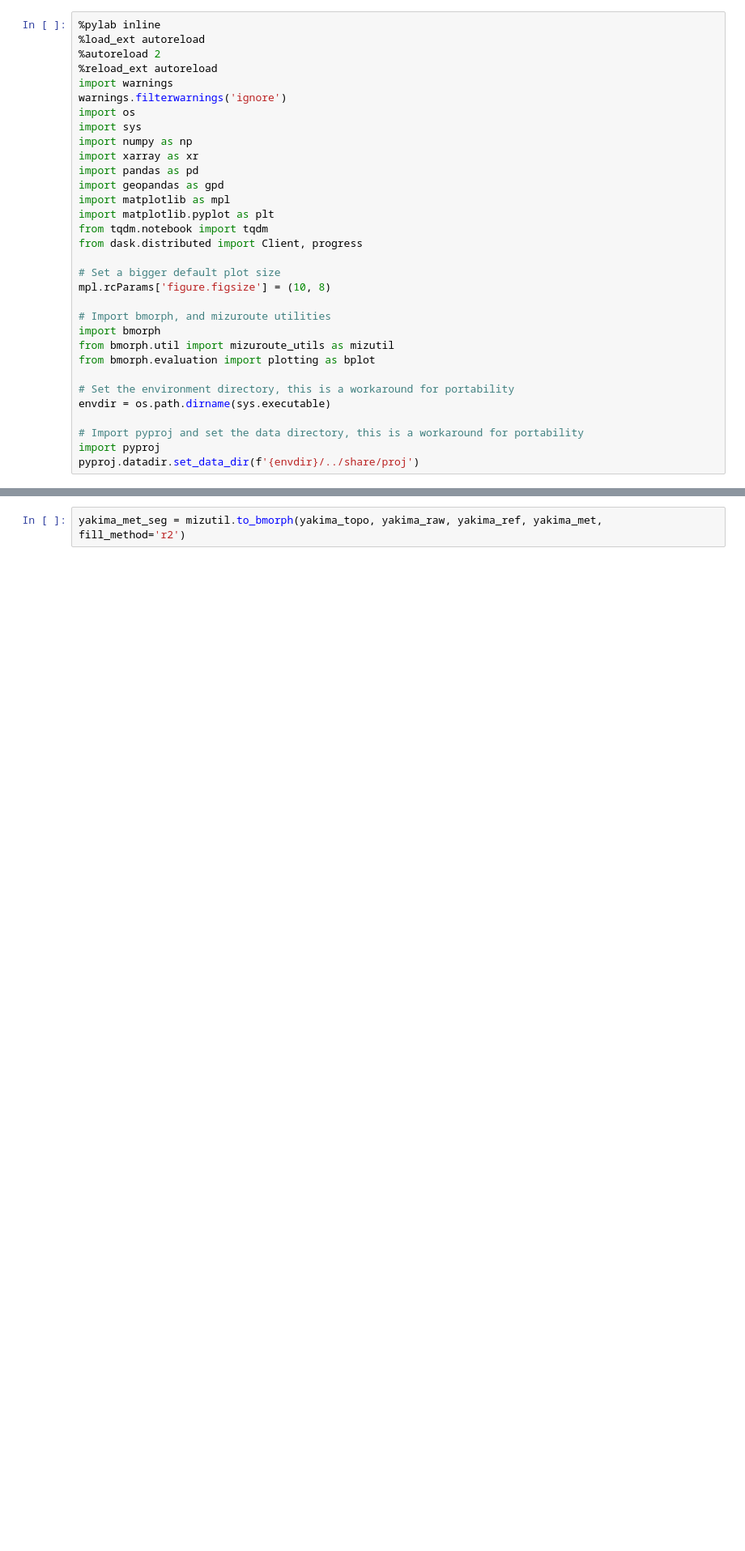
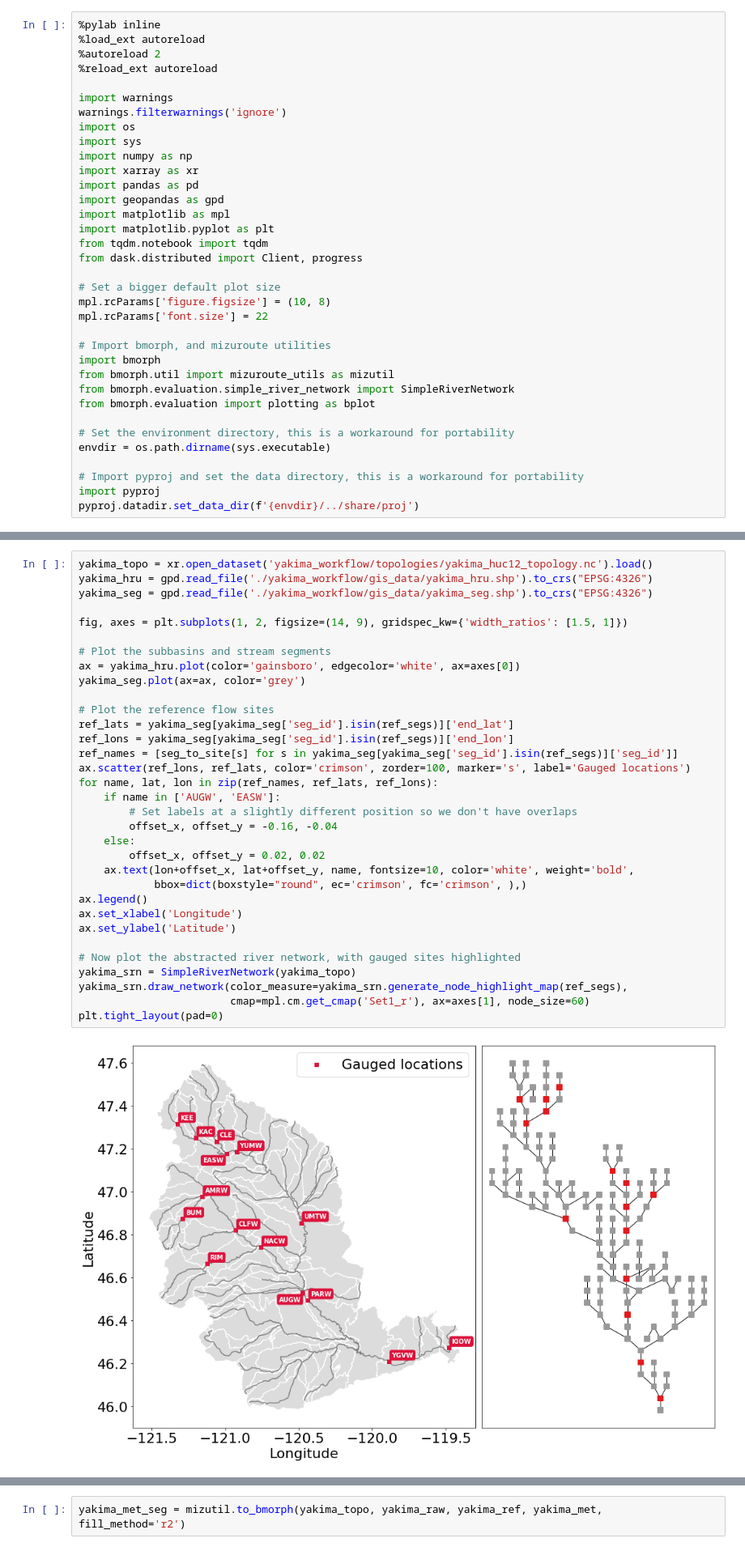
Before and after one commit to UW-Hydro/bmorph, a Jupyter notebook: tutorial/bmorph_tutorial.ipynb, the cells around one changed output, grey strips where cells are left out. Shown at 81% size. Cells and saved outputs as stored; diff of their text form; blank space fills up the shorter version.

Commit message:
Slightly cleaning up notebook

```diff
--- a/tutorial/bmorph_tutorial.ipynb
+++ b/tutorial/bmorph_tutorial.ipynb
@@ -39,6 +53,7 @@ This notebook mainly shows how to use ``bmorph.core.workflows`` and ``bmorph.cor
 %load_ext autoreload
 %autoreload 2
 %reload_ext autoreload
+
 import warnings
 warnings.filterwarnings('ignore')
 import os
@@ -54,10 +69,12 @@ from dask.distributed import Client, progress
 
 # Set a bigger default plot size
 mpl.rcParams['figure.figsize'] = (10, 8)
+mpl.rcParams['font.size'] = 22
 
 # Import bmorph, and mizuroute utilities
 import bmorph
 from bmorph.util import mizuroute_utils as mizutil
+from bmorph.evaluation.simple_river_network import SimpleRiverNetwork
 from bmorph.evaluation import plotting as bplot
 
 # Set the environment directory, this is a workaround for portability
@@ -131 +150,36 @@ yakima_met['hru'] = (yakima_met['hru'] - 1.7e7).astype(np.int32)
+# %%
+yakima_topo = xr.open_dataset('yakima_workflow/topologies/yakima_huc12_topology.nc').load()
+yakima_hru = gpd.read_file('./yakima_workflow/gis_data/yakima_hru.shp').to_crs("EPSG:4326")
+yakima_seg = gpd.read_file('./yakima_workflow/gis_data/yakima_seg.shp').to_crs("EPSG:4326")
+
+fig, axes = plt.subplots(1, 2, figsize=(14, 9), gridspec_kw={'width_ratios': [1.5, 1]})
+
+# Plot the subbasins and stream segments
+ax = yakima_hru.plot(color='gainsboro', edgecolor='white', ax=axes[0])
+yakima_seg.plot(ax=ax, color='grey')
+
+# Plot the reference flow sites
+ref_lats = yakima_seg[yakima_seg['seg_id'].isin(ref_segs)]['end_lat']
+ref_lons = yakima_seg[yakima_seg['seg_id'].isin(ref_segs)]['end_lon']
+ref_names = [seg_to_site[s] for s in yakima_seg[yakima_seg['seg_id'].isin(ref_segs)]['seg_id']]
+ax.scatter(ref_lons, ref_lats, color='crimson', zorder=100, marker='s', label='Gauged locations')
+for name, lat, lon in zip(ref_names, ref_lats, ref_lons):
+    if name in ['AUGW', 'EASW']:
+        # Set labels at a slightly different position so we don't have overlaps
+        offset_x, offset_y = -0.16, -0.04
+    else:
+        offset_x, offset_y = 0.02, 0.02
+    ax.text(lon+offset_x, lat+offset_y, name, fontsize=10, color='white', weight='bold',
+            bbox=dict(boxstyle="round", ec='crimson', fc='crimson', ),)
+ax.legend()
+ax.set_xlabel('Longitude')
+ax.set_ylabel('Latitude')
+
+# Now plot the abstracted river network, with gauged sites highlighted
+yakima_srn = SimpleRiverNetwork(yakima_topo)
+yakima_srn.draw_network(color_measure=yakima_srn.generate_node_highlight_map(ref_segs),
+                        cmap=mpl.cm.get_cmap('Set1_r'), ax=axes[1], node_size=60)
+plt.tight_layout(pad=0)
+# %% [output]
+[figure, added]
 # %% [markdown]
```
Also changed, not shown: parts of 48 cells of this notebook.
